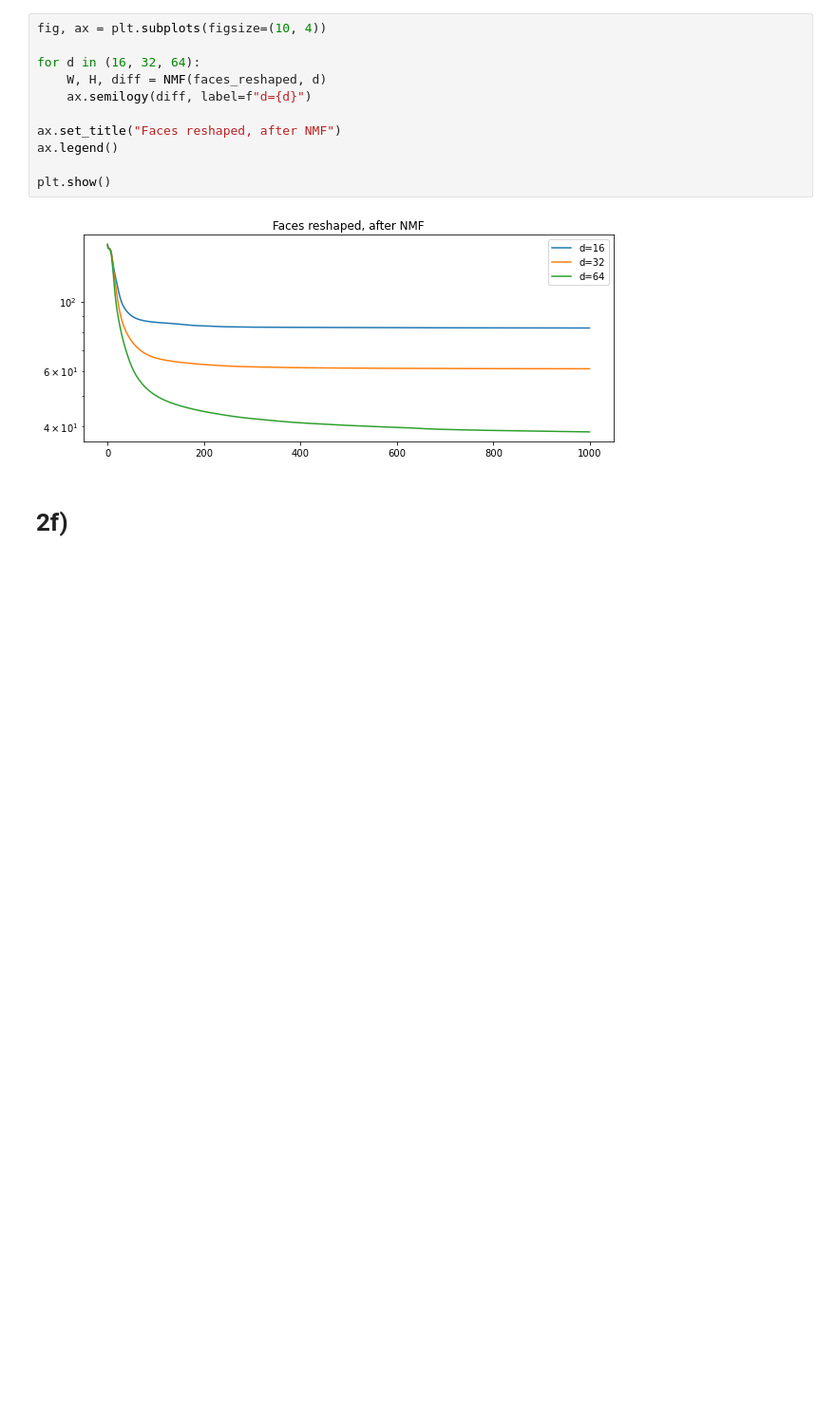
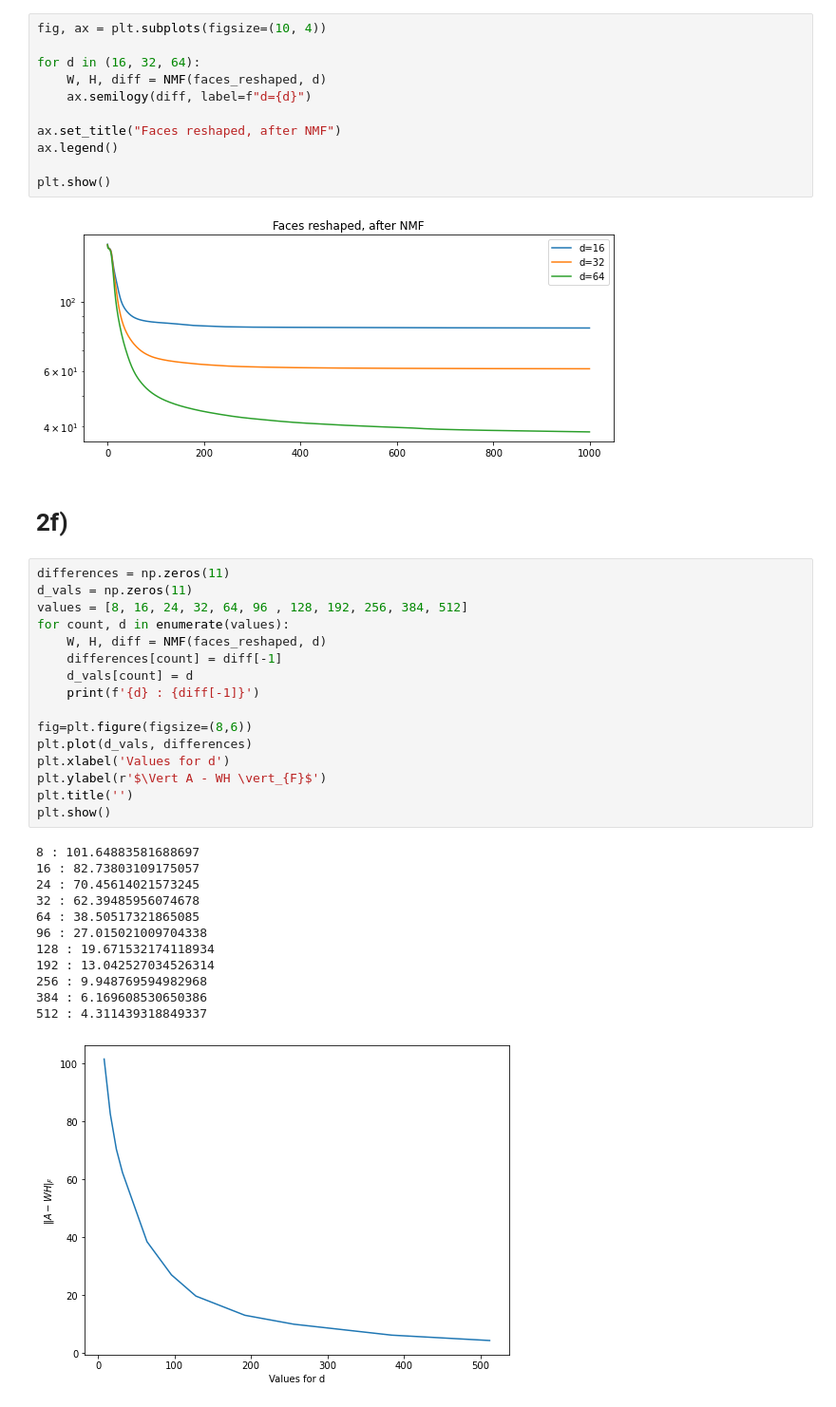
Before and after one commit to LaserGreco/Vitber-Prosjekt-3, a Jupyter notebook: rapport.ipynb, the cells around one changed output. Shown at 95% size. Drawn from its saved outputs; the diff is of its cells as text; blank space fills up the shorter version.

```diff
--- a/rapport.ipynb
+++ b/rapport.ipynb
@@ -413,3 +413,32 @@ plt.show()
 [figure]
 # %% [markdown]
 # 2f)
+# %%
+differences = np.zeros(11)
+d_vals = np.zeros(11)
+values = [8, 16, 24, 32, 64, 96 , 128, 192, 256, 384, 512]
+for count, d in enumerate(values):
+    W, H, diff = NMF(faces_reshaped, d)
+    differences[count] = diff[-1]
+    d_vals[count] = d
+    print(f'{d} : {diff[-1]}')
+
+fig=plt.figure(figsize=(8,6))
+plt.plot(d_vals, differences)
+plt.xlabel('Values for d')
+plt.ylabel(r'$\Vert A - WH \vert_{F}$')
+plt.title('')
+plt.show()
+# %% [output]
+8 : 101.64883581688697
+16 : 82.73803109175057
+24 : 70.45614021573245
+32 : 62.39485956074678
+64 : 38.50517321865085
+96 : 27.015021009704338
+128 : 19.671532174118934
+192 : 13.042527034526314
+256 : 9.948769594982968
+384 : 6.169608530650386
+512 : 4.311439318849337
+[figure, added]
```
